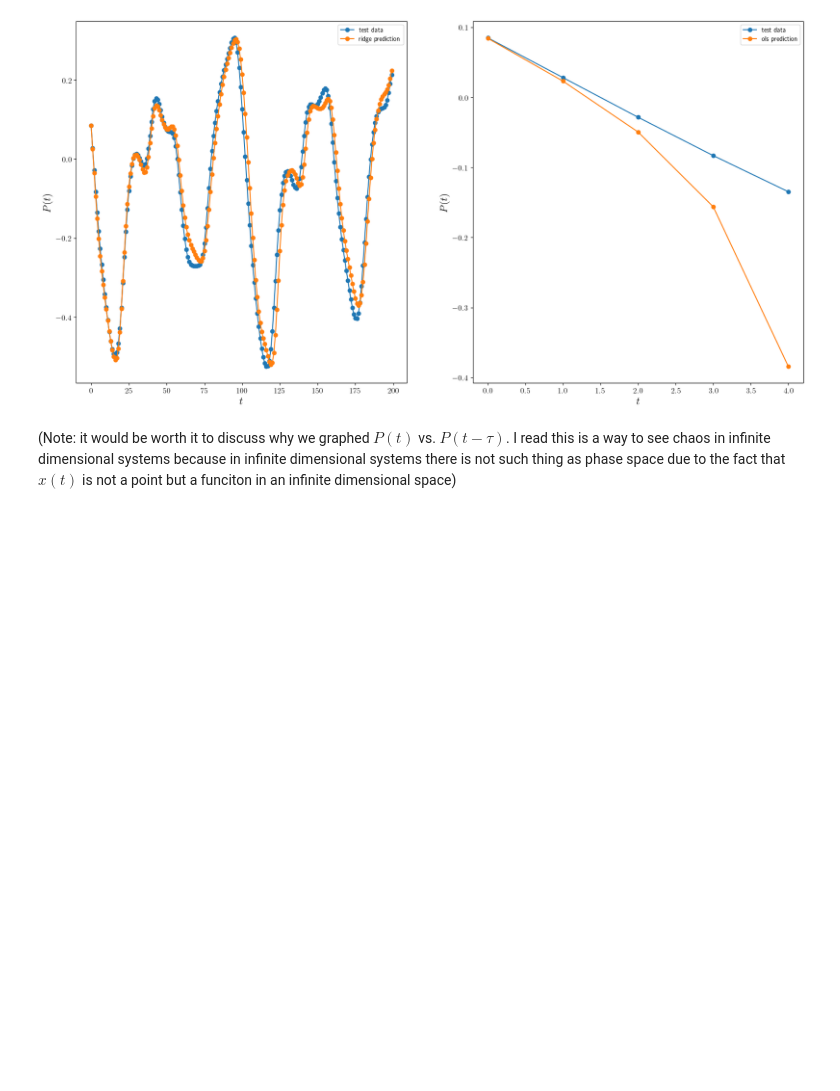
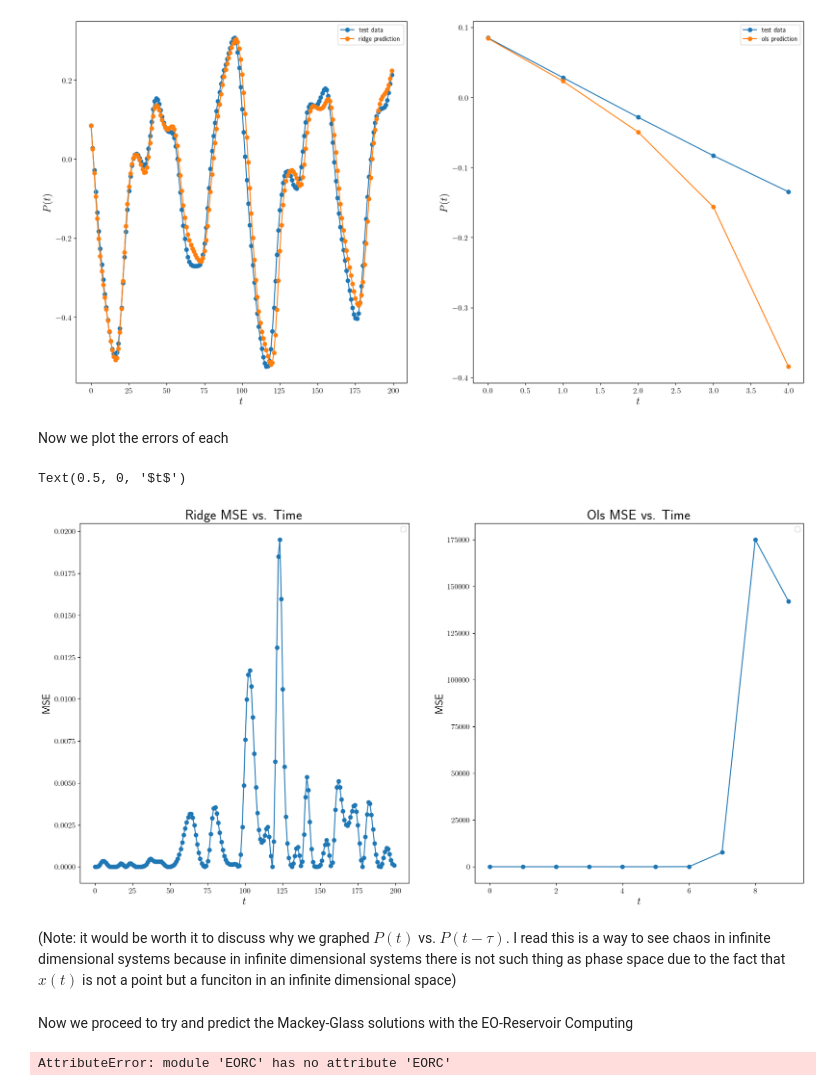
Before and after one commit to ivanMC-A/CompPhysProject, a Jupyter notebook: esnExamples.ipynb, the cells around one changed output. Cells and saved outputs as stored; diff of their text form; code cells hidden in the pictures; blank space fills up the shorter version.

Commit message:
Coded error function and tried to initialize EORC but there's an error

```diff
--- a/esnExamples.ipynb
+++ b/esnExamples.ipynb
@@ -124,5 +131,55 @@ plt.xlabel(r"$t$")
 # %% [output]
 Text(0.5, 0, '$t$')
 [figure]
+# %% [markdown]
+Now we plot the errors of each
+# %%
+# Run errors
+
+mse_ridge_vs_time = np.mean((y_ridge_predict - y_test)**2, axis=0)
+mse_ols_vs_time = np.mean((y_ols_predict - y_test)**2, axis=0)
+# %%
+# Plotting error data
+
+plt.figure(figsize=(20,10))
+plt.subplot(1,2,1)
+plt.plot(mse_ridge_vs_time,'o-')
+plt.title(r"Ridge MSE vs. Time")
+plt.legend()
+plt.ylabel(r"MSE")
+plt.xlabel(r"$t$")
+
+# Plotting attractor
+
+t = 10
+
+plt.subplot(1,2,2)
+plt.plot(mse_ols_vs_time[:t],'o-')
+plt.title(r"Ols MSE vs. Time")
+plt.legend()
+plt.ylabel(r"MSE")
+plt.xlabel(r"$t$")
+# %% [output]
+Text(0.5, 0, '$t$')
+[figure, added]
 # %% [markdown]
 (Note: it would be worth it to discuss why we graphed $P(t)$ vs. $P(t-\tau)$. I read this is a way to see chaos in infinite dimensional systems because in infinite dimensional systems there is not such thing as phase space due to the fact that $x(t)$ is not a point but a funciton in an infinite dimensional space)
+# %% [markdown]
+Now we proceed to try and predict the Mackey-Glass solutions with the EO-Reservoir Computing
+# %%
+# Set the training and testing parameters
+res_size = 400
+train_legnth = 200
+train_skip = 0
+test_legnth = 200
+
+# Select data based off training and testing parameters
+u_train = dataMg17[:, 0:train_legnth]
+y_train = dataMg17[:, 1:train_legnth + 1]
+u_test = dataMg17[:, test_legnth ]
+
+# Initialize resevoir
+EORC_1 = EO.EORC(res_size, seed = 125)
+EORC_2 = EO.EORC(res_size, seed = 125)
+# %% [output]
+AttributeError: module 'EORC' has no attribute 'EORC'
```
Also changed, not shown: parts of 4 cells of this notebook, 1 other file.
